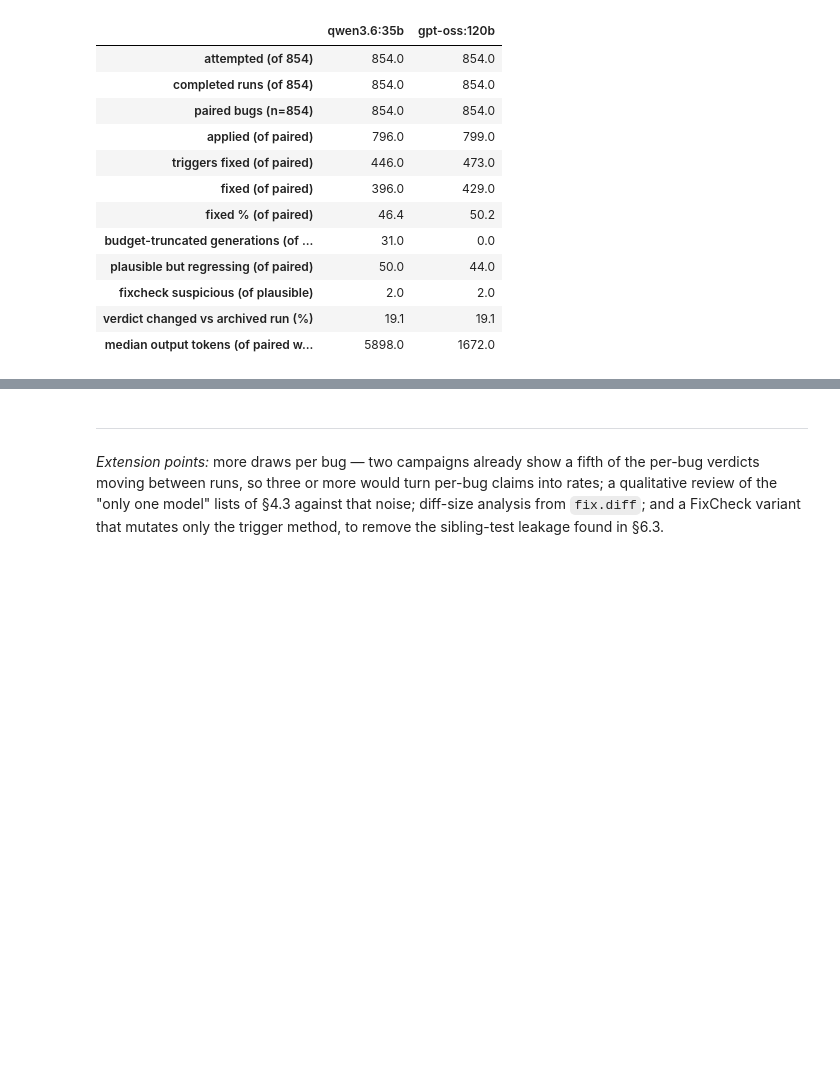
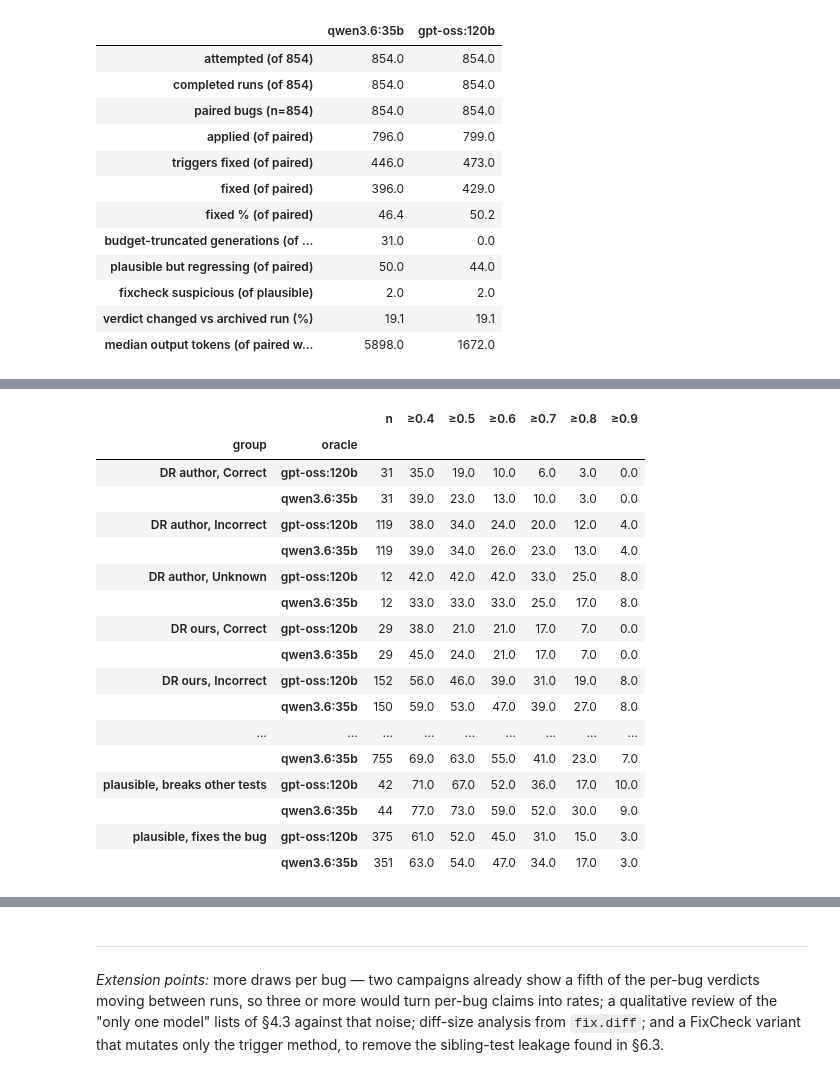
Before and after one commit to codeurjc/2026-FixCheckEvaluation, a Jupyter notebook: analysis/analysis.ipynb, the cells around one changed output, grey strips where cells are left out. Drawn from its saved outputs; the diff is of its cells as text; code cells hidden in the pictures; blank space fills up the shorter version.

```diff
--- a/analysis/analysis.ipynb
+++ b/analysis/analysis.ipynb
@@ -840,0 +951,30 @@ Paired difference: McNemar exact p = 0.025 (without budget-truncated bugs: p = 0
+# %%
+THRESHOLDS = [0.4, 0.5, 0.6, 0.7, 0.8, 0.9]
+for threshold in THRESHOLDS:
+    v2_measured[f"flag@{threshold}"] = v2_measured["scores"].map(
+        lambda s, t=threshold: flagged_at(s, t))
+
+flag_cols = [f"flag@{t}" for t in THRESHOLDS]
+rates = (v2_measured.groupby(["group", "oracle"])[flag_cols].mean() * 100).round(0)
+rates.insert(0, "n", v2_measured.groupby(["group", "oracle"]).size())
+rates.columns = ["n"] + [f"≥{t}" for t in THRESHOLDS]
+rates
+# %% [output]
+|  |  | n | ≥0.4 | ≥0.5 | ≥0.6 | ≥0.7 | ≥0.8 | ≥0.9 |
+| group | oracle |  |  |  |  |  |  |  |
+| DR author, Correct | gpt-oss:120b | 31 | 35.0 | 19.0 | 10.0 | 6.0 | 3.0 | 0.0 |
+|  | qwen3.6:35b | 31 | 39.0 | 23.0 | 13.0 | 10.0 | 3.0 | 0.0 |
+| DR author, Incorrect | gpt-oss:120b | 119 | 38.0 | 34.0 | 24.0 | 20.0 | 12.0 | 4.0 |
+|  | qwen3.6:35b | 119 | 39.0 | 34.0 | 26.0 | 23.0 | 13.0 | 4.0 |
+| DR author, Unknown | gpt-oss:120b | 12 | 42.0 | 42.0 | 42.0 | 33.0 | 25.0 | 8.0 |
+|  | qwen3.6:35b | 12 | 33.0 | 33.0 | 33.0 | 25.0 | 17.0 | 8.0 |
+| DR ours, Correct | gpt-oss:120b | 29 | 38.0 | 21.0 | 21.0 | 17.0 | 7.0 | 0.0 |
+|  | qwen3.6:35b | 29 | 45.0 | 24.0 | 21.0 | 17.0 | 7.0 | 0.0 |
+| DR ours, Incorrect | gpt-oss:120b | 152 | 56.0 | 46.0 | 39.0 | 31.0 | 19.0 | 8.0 |
+|  | qwen3.6:35b | 150 | 59.0 | 53.0 | 47.0 | 39.0 | 27.0 | 8.0 |
+| ... | ... | ... | ... | ... | ... | ... | ... | ... |
+|  | qwen3.6:35b | 755 | 69.0 | 63.0 | 55.0 | 41.0 | 23.0 | 7.0 |
+| plausible, breaks other tests | gpt-oss:120b | 42 | 71.0 | 67.0 | 52.0 | 36.0 | 17.0 | 10.0 |
+|  | qwen3.6:35b | 44 | 77.0 | 73.0 | 59.0 | 52.0 | 30.0 | 9.0 |
+| plausible, fixes the bug | gpt-oss:120b | 375 | 61.0 | 52.0 | 45.0 | 31.0 | 15.0 | 3.0 |
+|  | qwen3.6:35b | 351 | 63.0 | 54.0 | 47.0 | 34.0 | 17.0 | 3.0 |
```
Also changed, not shown: parts of 16 cells of this notebook, 2 other files.
